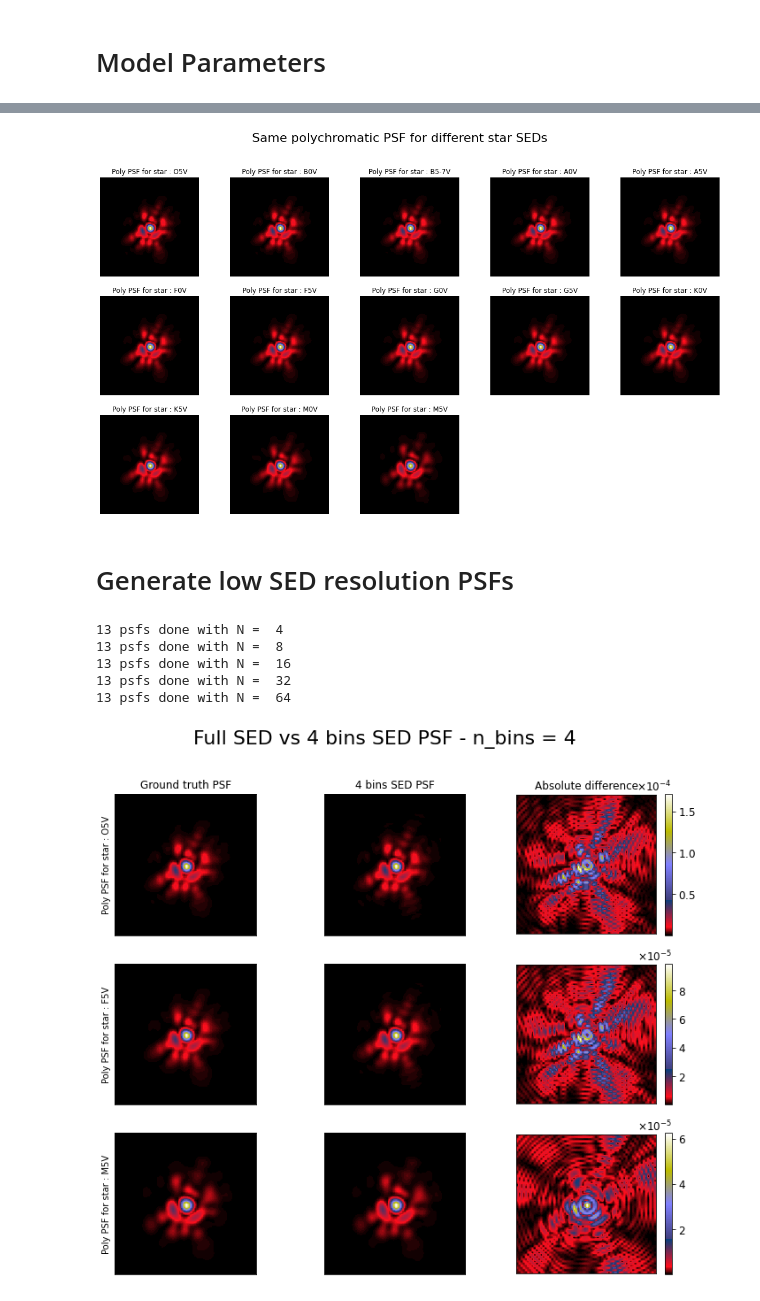
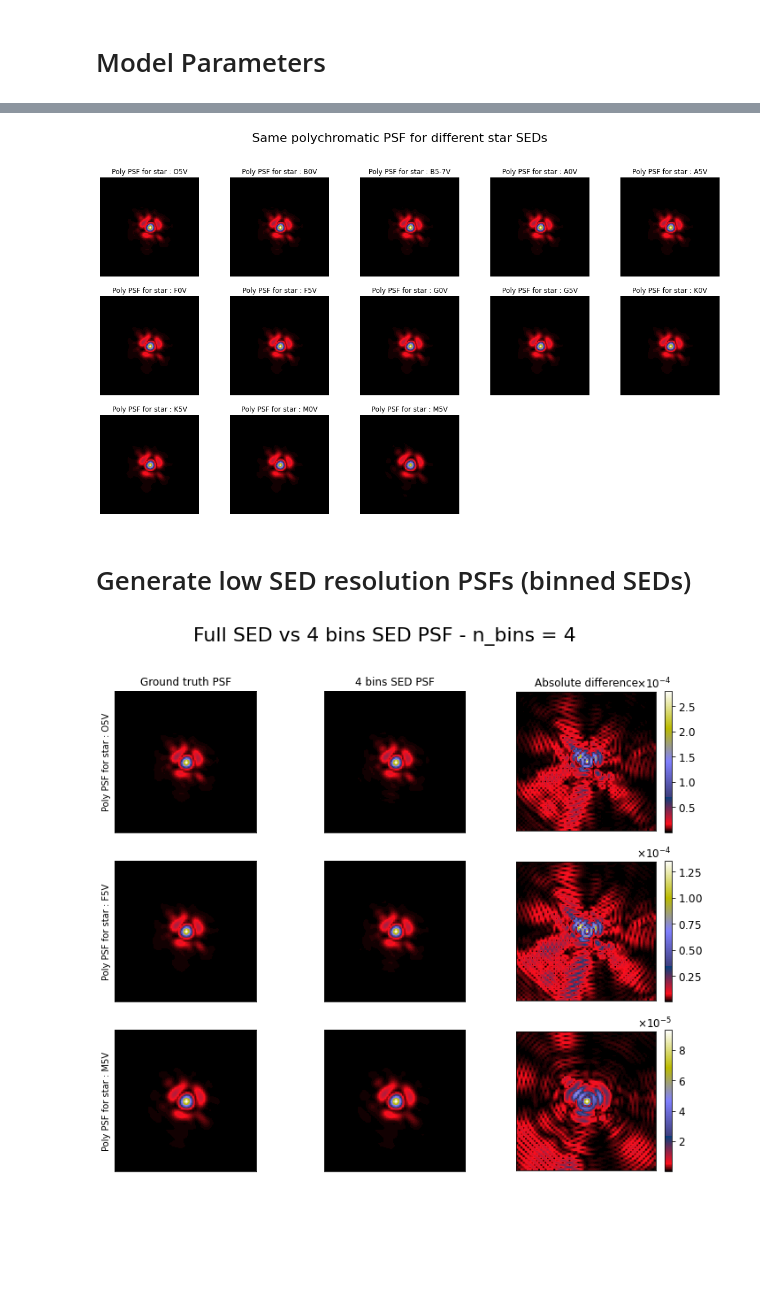
Before and after one commit to tobias-liaudat/wf-SEDs, a Jupyter notebook: improve_SEDs/notebooks/SED_errors.ipynb, the cells around one changed output, grey strips where cells are left out. Drawn from its saved outputs; the diff is of its cells as text; code cells hidden in the pictures; blank space fills up the shorter version.

Commit message:
compute errors of binned and noisy SED PSFs

```diff
--- a/improve_SEDs/notebooks/SED_errors.ipynb
+++ b/improve_SEDs/notebooks/SED_errors.ipynb
@@ -129,11 +141,15 @@ SED_np = np.array(SED_list)
+# %%
+# Load data
+gt_poly_psf_np = np.load('../outputs/ground_truth/gt_poly_psf.npy', allow_pickle=True)
+zernike_coef_np = np.load('../outputs/ground_truth/gt_zernike_coef.npy', allow_pickle=True)
 # %%
 vmax = np.max(np.abs(gt_poly_psf_np))
 
 fig, ax = plt.subplots(3, 5, figsize=(20,11), facecolor='white')
 fig.suptitle('Same polychromatic PSF for different star SEDs', fontsize=22)
 
-for axis,psf_,star_name in zip(ax.ravel(),gt_poly_psf_list,SED_name):
-    im = axis.imshow(psf_,cmap='gist_stern', vmax=vmax, vmin=0)
+for itr, (axis,star_name) in enumerate(zip(ax.ravel(),SED_name)):
+    im = axis.imshow(gt_poly_psf_np[itr,:,:],cmap='gist_stern', vmax=vmax, vmin=0)
     axis.set_title('Poly PSF for star : '+ star_name)
     axis.set_xticks([])
 
@@ -144,7 +160,7 @@ for axis in ax.ravel():
 #plt.savefig('../outputs/plots/PSF_for_each_SED.pdf')
 plt.show()
 # %% [output]
-[figure, old version]
+[figure, new version]
 # %%
 # for psf_, star_name in zip(gt_poly_psf_list,SED_name):
 #     fig = plt.figure(figsize=(5,5), facecolor='white')
@@ -215,67 +231,65 @@ example_html = """
     </script>
 """
 # %% [markdown]
-# Generate low SED resolution PSFs
+# Generate low SED resolution PSFs (binned SEDs)
 # %%
 n_bins_list = [4,8,16,32,64]
+gen_poly_fieldPSF.sim_psf_toolkit.SED_sigma = 0
 
-# Generate all the polychromatic PSFs
-poly_psf_list = []
+# # Generate all the polychromatic PSFs
+# poly_psf_list = []
 
-for n_bins in n_bins_list:
+# for n_bins in n_bins_list:
 
-    # Set right number of bins
-    gen_poly_fieldPSF.n_bins = n_bins
+#     # Set right number of bins
+#     gen_poly_fieldPSF.n_bins = n_bins
 
-    psf_list = []
-    # Generate polychromatic PSF at 3x Euclid resolution
-    for it in range(n_SEDs):
-        _psf, _, _ = gen_poly_fieldPSF.get_poly_PSF(xv_flat=pos_np[0, 0],
-                                                            yv_flat=pos_np[0, 1],
-                                                            SED=SED_list[it])
-        psf_list.append(_psf)
+#     psf_list = []
+#     # Generate polychromatic PSF at 3x Euclid resolution
+#     for it in range(n_SEDs):
+#         _psf, _, _ = gen_poly_fieldPSF.get_poly_PSF(xv_flat=pos_np[0, 0],
+#                                                             yv_flat=pos_np[0, 1],
+#                                                             SED=SED_list[it])
+#         psf_list.append(_psf)
 
-    print('13 psfs done with N = ', n_bins)
+#     poly_psf_list.append(psf_list)
 
-    poly_psf_list.append(psf_list)
+# np.save('../outputs/predictions/binned_poly_psf.npy',np.array(poly_psf_list),allow_pickle=True)
-# %% [output]
-13 psfs done with N =  4
-13 psfs done with N =  8
-13 psfs done with N =  16
-13 psfs done with N =  32
-13 psfs done with N =  64
+# %%
+# Load binned PSFs
+binned_poly_psf =  np.load('../outputs/predictions/binned_poly_psf.npy',allow_pickle=True)
 # %%
 display_stars = [0, 6, 12]
 
 fig, ax = plt.subplots(3, 3, figsize=(12,10), facecolor='white')
 fig.suptitle('Full SED vs 4 bins SED PSF - n_bins = 4', fontsize=22)
 
 for itr, star_id in enumerate(display_stars):
-    im = ax[itr][0].imshow(gt_poly_psf_list[star_id],cmap='gist_stern')
+    im = ax[itr][0].imshow(gt_poly_psf_np[star_id,:,:],cmap='gist_stern')
     ax[itr][0].set_ylabel('Poly PSF for star : '+ SED_name[star_id])
     if itr == 0:
         ax[itr][0].set_title('Ground truth PSF')
     ax[itr][0].set_xticks([])
     ax[itr][0].set_yticks([])
 
-    im = ax[itr][1].imshow(poly_psf_list[0][star_id],cmap='gist_stern')
+    im = ax[itr][1].imshow(binned_poly_psf[0,star_id,:,:],cmap='gist_stern')
     if itr == 0:
         ax[itr][1].set_title('4 bins SED PSF')
     ax[itr][1].set_xticks([])
     ax[itr][1].set_yticks([])
 
-    im = ax[itr][2].imshow(np.abs(gt_poly_psf_list[star_id]-poly_psf_list[0][star_id]),cmap='gist_stern')
+    im = ax[itr][2].imshow(np.abs(gt_poly_psf_np[star_id,:,:]-binned_poly_psf[0,star_id,:,:]),cmap='gist_stern')
     if itr == 0:
         ax[itr][2].set_title('Absolute difference')
     ax[itr][2].set_xticks([])
     ax[itr][2].set_yticks([])
     cbar = plt.colorbar(im, ax=ax[itr][2])
     cbar.formatter.set_powerlimits((0, 0))
 
 #plt.savefig('../outputs/plots/PSF_for_each_SED.pdf')
 plt.show()
 # %% [output]
-[figure, old version]
+[figure, new version]
 # %%
 def get_RMSE(psf1, psf2):
     residual = np.sqrt(np.mean((psf1 - psf2)**2, axis=(0,1)))
```
Also changed, not shown: parts of 17 cells of this notebook, 6 other files.
